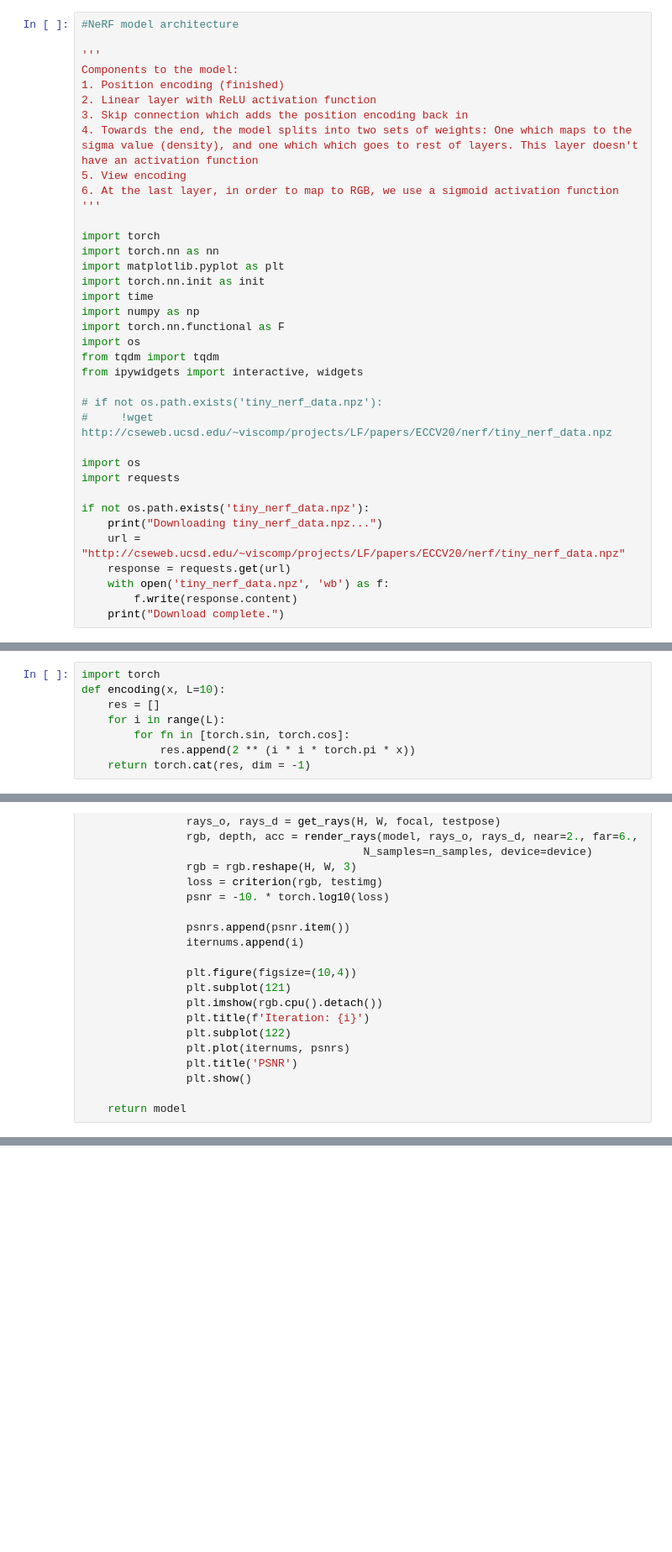
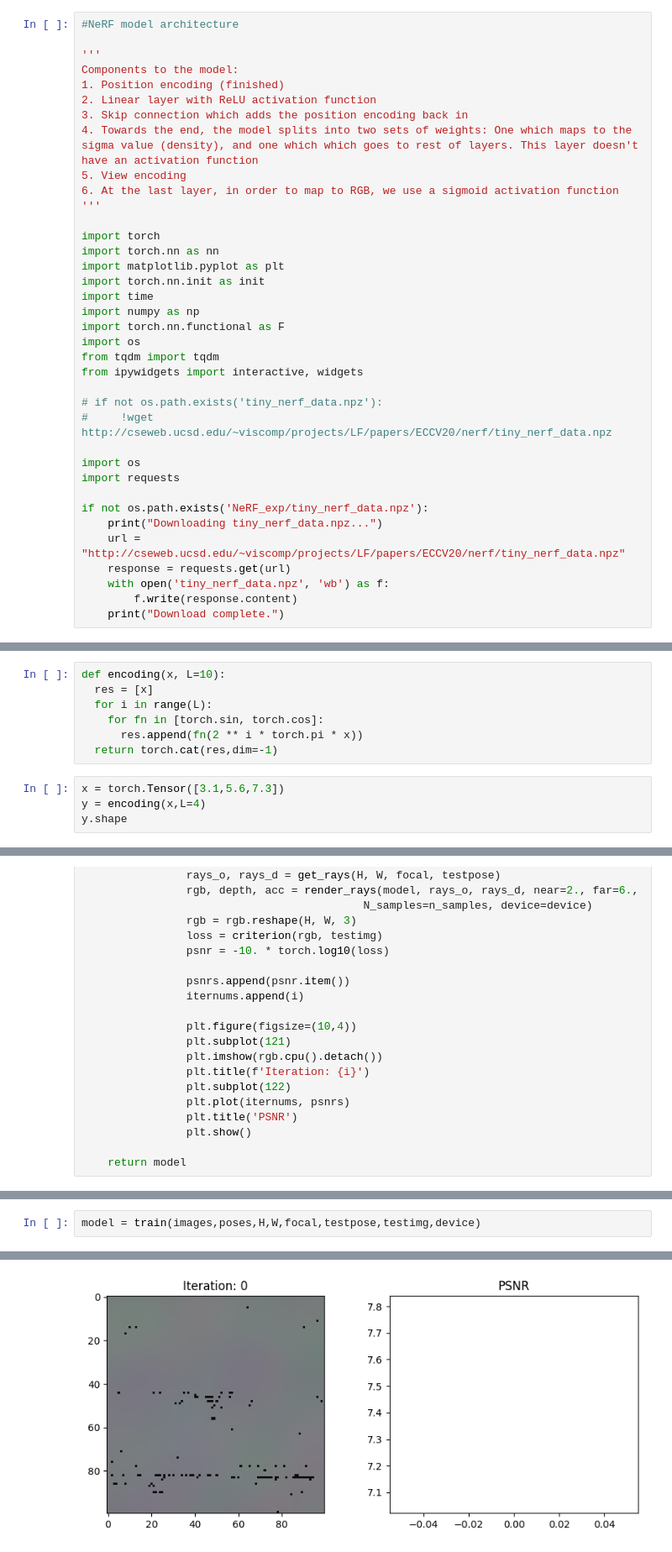
Before and after one commit to rithwikn05/NeRF_exp, a Jupyter notebook: NeRF_implementation.ipynb, the cells around one changed output, grey strips where cells are left out. Shown at 84% size. Cells and saved outputs as stored; diff of their text form; blank space fills up the shorter version.

```diff
--- a/NeRF_implementation.ipynb
+++ b/NeRF_implementation.ipynb
@@ -28,7 +28,7 @@ from ipywidgets import interactive, widgets
 import os
 import requests
 
-if not os.path.exists('tiny_nerf_data.npz'):
+if not os.path.exists('NeRF_exp/tiny_nerf_data.npz'):
     print("Downloading tiny_nerf_data.npz...")
     url = "http://cseweb.ucsd.edu/~viscomp/projects/LF/papers/ECCV20/nerf/tiny_nerf_data.npz"
     response = requests.get(url)
@@ -39,10 +39,13 @@ if not os.path.exists('tiny_nerf_data.npz'):
 Downloading tiny_nerf_data.npz...
 Download complete.
 # %%
-import torch
 def encoding(x, L=10):
-    res = []
-    for i in range(L):
-        for fn in [torch.sin, torch.cos]:
-            res.append(2 ** (i * i * torch.pi * x))
-    return torch.cat(res, dim = -1)
+  res = [x]
+  for i in range(L):
+    for fn in [torch.sin, torch.cos]:
+      res.append(fn(2 ** i * torch.pi * x))
+  return torch.cat(res,dim=-1)
+# %%
+x = torch.Tensor([3.1,5.6,7.3])
+y = encoding(x,L=4)
+y.shape
@@ -243,0 +317,3 @@ def train(images,poses,H,W,focal,testpose,testimg,device):
+# %%
+model = train(images,poses,H,W,focal,testpose,testimg,device)
+# %% [output]
@@ -243,0 +322 @@ def train(images,poses,H,W,focal,testpose,testimg,device):
+[figure, added]
```
Also changed, not shown: parts of 8 cells of this notebook, 1 other file.
